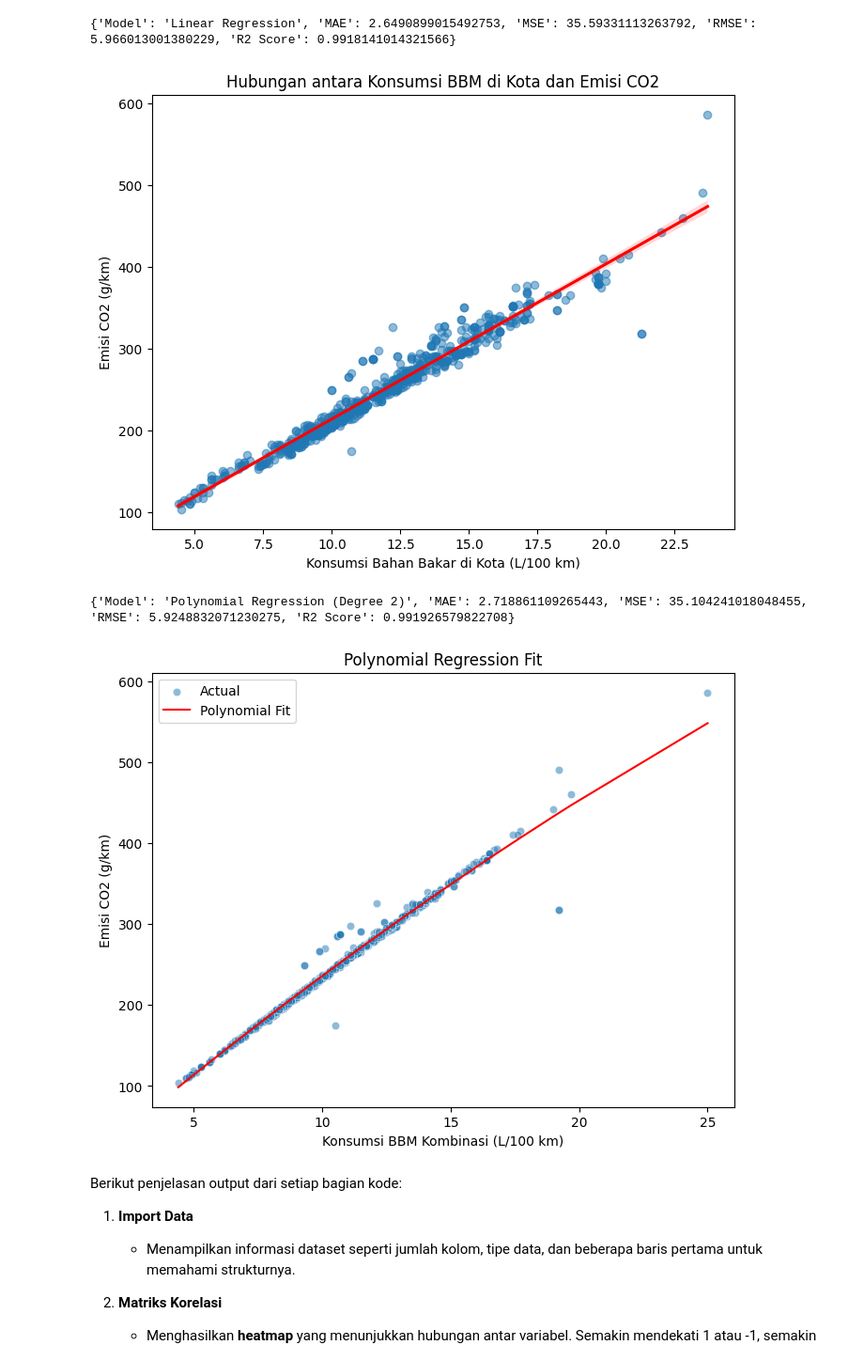
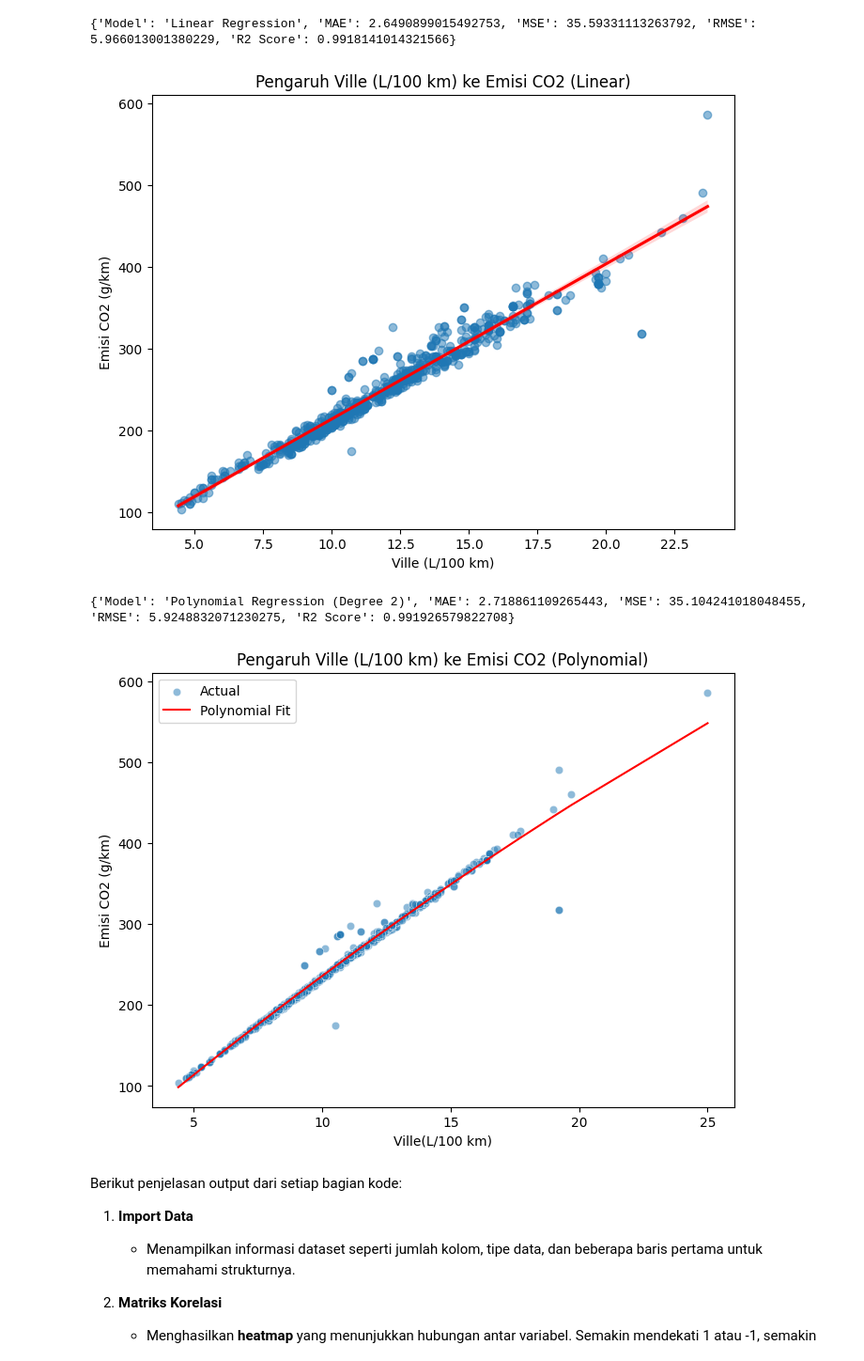
Before and after one commit to sayosam/Syamsr, a Jupyter notebook: TUGAS_1_AVD_221031028_SYAM_SYAHRU_RAMADHAN.ipynb, the cells around one changed output. Shown: that part at 94% size. Saved outputs shown, nothing was run; the diff lists cells and outputs as text; code cells hidden in the pictures.

```diff
--- a/TUGAS_1_AVD_221031028_SYAM_SYAHRU_RAMADHAN.ipynb
+++ b/TUGAS_1_AVD_221031028_SYAM_SYAHRU_RAMADHAN.ipynb
@@ -55,9 +55,9 @@ print(result_lr)
 # 5. Eksplorasi Pengaruh Ville (L/100 km) ke Emisi CO2
 plt.figure(figsize=(8, 6))
 sns.regplot(x=df["Ville (L/100 km)"], y=df["Emisi CO2 (g/km)"], scatter_kws={"alpha": 0.5}, line_kws={"color": "red"})
-plt.xlabel("Konsumsi Bahan Bakar di Kota (L/100 km)")
+plt.xlabel("Ville (L/100 km)")
 plt.ylabel("Emisi CO2 (g/km)")
-plt.title("Hubungan antara Konsumsi BBM di Kota dan Emisi CO2")
+plt.title("Pengaruh Ville (L/100 km) ke Emisi CO2 (Linear)")
 plt.show()
 
 # 6. Evaluasi Model (Linear Regression sudah dievaluasi di atas)
@@ -80,9 +80,9 @@ print(result_poly)
 plt.figure(figsize=(8, 6))
 sns.scatterplot(x=X["kombinasi (L/100 km)"], y=y, alpha=0.5, label="Actual")
 sns.lineplot(x=X["kombinasi (L/100 km)"].values.flatten(), y=model_poly.predict(poly.fit_transform(X)).flatten(), color='red', label="Polynomial Fit")
-plt.xlabel("Konsumsi BBM Kombinasi (L/100 km)")
+plt.xlabel("Ville(L/100 km)")
 plt.ylabel("Emisi CO2 (g/km)")
-plt.title("Polynomial Regression Fit")
+plt.title("Pengaruh Ville (L/100 km) ke Emisi CO2 (Polynomial)")
 plt.legend()
 plt.show()
 # %% [output]
@@ -91,25 +91,25 @@ Saving emisi.csv to emisi (6).csv
 <class 'pandas.core.frame.DataFrame'>
 RangeIndex: 642 entries, 0 to 641
 Data columns (total 4 columns):
  #   Column                Non-Null Count  Dtype
 ---  ------                --------------  -----
  0   Ville (L/100 km)      642 non-null    float64
  1   Route (L/100 km)      642 non-null    float64
  2   kombinasi (L/100 km)  642 non-null    float64
  3   Emisi CO2 (g/km)      642 non-null    int64
 dtypes: float64(3), int64(1)
 memory usage: 20.2 KB
 |  | Ville (L/100 km) | Route (L/100 km) | kombinasi (L/100 km) | Emisi CO2 (g/km) |
 | 0 | 8.1 | 6.5 | 7.4 | 172 |
 | 1 | 8.9 | 6.5 | 7.8 | 181 |
 | 2 | 11.1 | 8.3 | 9.9 | 230 |
 | 3 | 12.6 | 9.4 | 11.2 | 263 |
 | 4 | 13.8 | 11.2 | 12.4 | 291 |
 [figure]
 {'Model': 'Linear Regression', 'MAE': 2.6490899015492753, 'MSE': 35.59331113263792, 'RMSE': 5.966013001380229, 'R2 Score': 0.9918141014321566}
-[figure, old version]
+[figure, new version]
 {'Model': 'Polynomial Regression (Degree 2)', 'MAE': 2.718861109265443, 'MSE': 35.104241018048455, 'RMSE': 5.9248832071230275, 'R2 Score': 0.991926579822708}
-[figure, old version]
+[figure, new version]
 # %% [markdown]
 Berikut penjelasan output dari setiap bagian kode:
 
```
Also changed, not shown: parts of 1 cell of this notebook.
